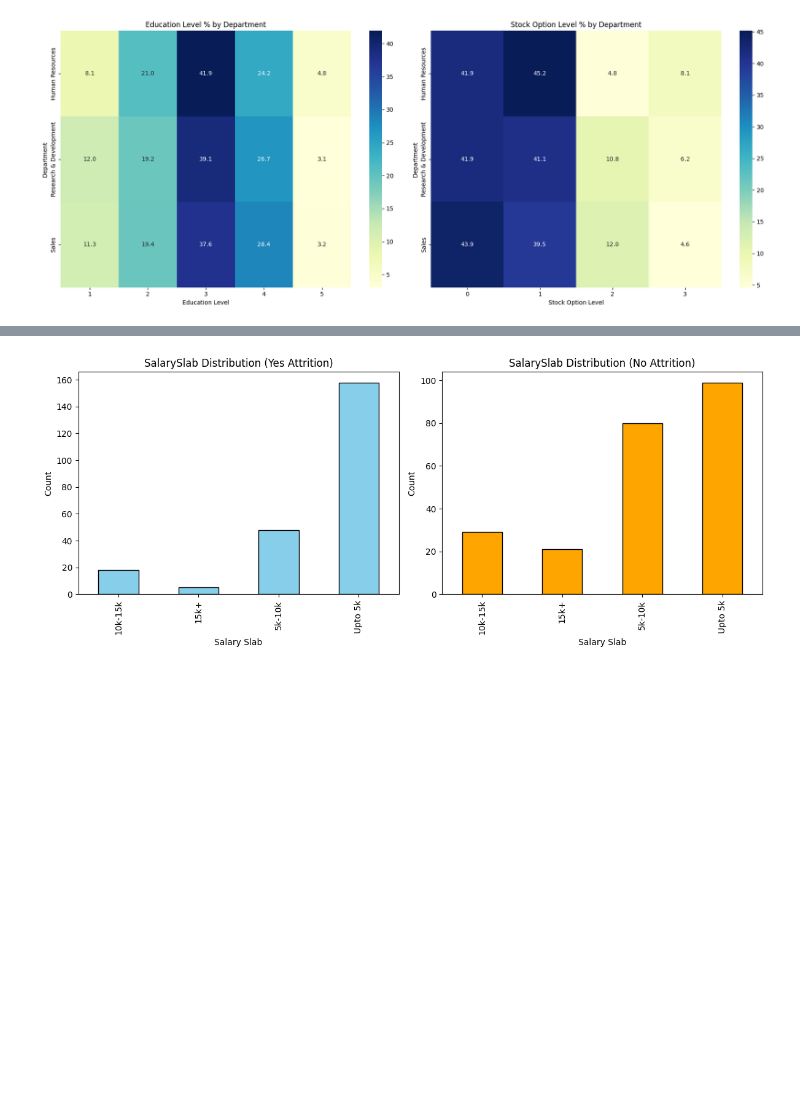
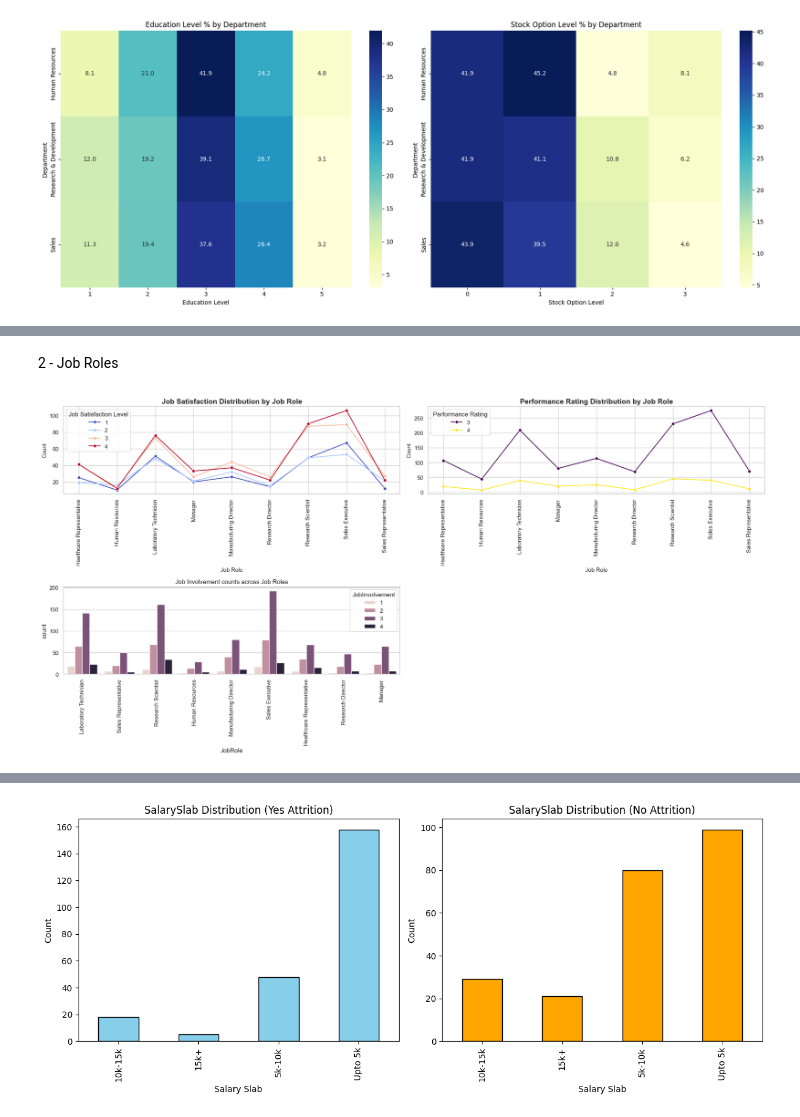
Before and after one commit to Seiflegnioui/Data-Humain_Resource_Analytics-, a Jupyter notebook: app.ipynb, the cells around one changed output, grey strips where cells are left out. Saved outputs shown, nothing was run; the diff lists cells and outputs as text; code cells hidden in the pictures; blank space fills up the shorter version.

```diff
--- a/app.ipynb
+++ b/app.ipynb
@@ -239,0 +327,51 @@ Is the Salary related to attrition?
+# %% [markdown]
+2 - Job Roles
+# %%
+job_sat_counts = df.groupby("JobRole")["JobSatisfaction"].value_counts().unstack(fill_value=0).reset_index()
+job_perf_counts = df.groupby("JobRole")["PerformanceRating"].value_counts().unstack(fill_value=0).reset_index()
+
+job_sat_long = job_sat_counts.melt(id_vars="JobRole", var_name="JobSatisfaction", value_name="Count")
+job_perf_long = job_perf_counts.melt(id_vars="JobRole", var_name="PerformanceRating", value_name="Count")
+
+fig, ax = plt.subplots(2, 2, figsize=(20, 10))
+
+fig.delaxes(ax[1, 1])
+
+sns.lineplot(
+    data=job_sat_long,
+    x="JobRole",
+    y="Count",
+    hue="JobSatisfaction",
+    marker="o",
+    palette="coolwarm",
+    ax=ax[0,0]
+)
+ax[0,0].set_title("Job Satisfaction Distribution by Job Role", fontsize=14, weight="bold")
+ax[0,0].set_xlabel("Job Role", fontsize=11)
+ax[0,0].set_ylabel("Count", fontsize=11)
+ax[0,0].tick_params(axis='x', rotation=90)
+ax[0,0].legend(title="Job Satisfaction Level")
+
+sns.lineplot(
+    data=job_perf_long,
+    x="JobRole",
+    y="Count",
+    hue="PerformanceRating",
+    marker="o",
+    palette="viridis",
+    ax=ax[0,1]
+)
+ax[0,1].set_title("Performance Rating Distribution by Job Role", fontsize=14, weight="bold")
+ax[0,1].set_xlabel("Job Role", fontsize=11)
+ax[0,1].set_ylabel("Count", fontsize=11)
+ax[0,1].tick_params(axis='x', rotation=90)
+ax[0,1].legend(title="Performance Rating")
+
+
+sns.countplot(x="JobRole", hue="JobInvolvement", data=df,ax=ax[1,0])
+ax[1,0].set_title("Job Involvement counts across Job Roles")
+ax[1,0].tick_params(axis='x', rotation=90)
+plt.tight_layout()
+plt.show()
+# %% [output]
+[figure, added]
```
Also changed, not shown: parts of 7 cells of this notebook.
